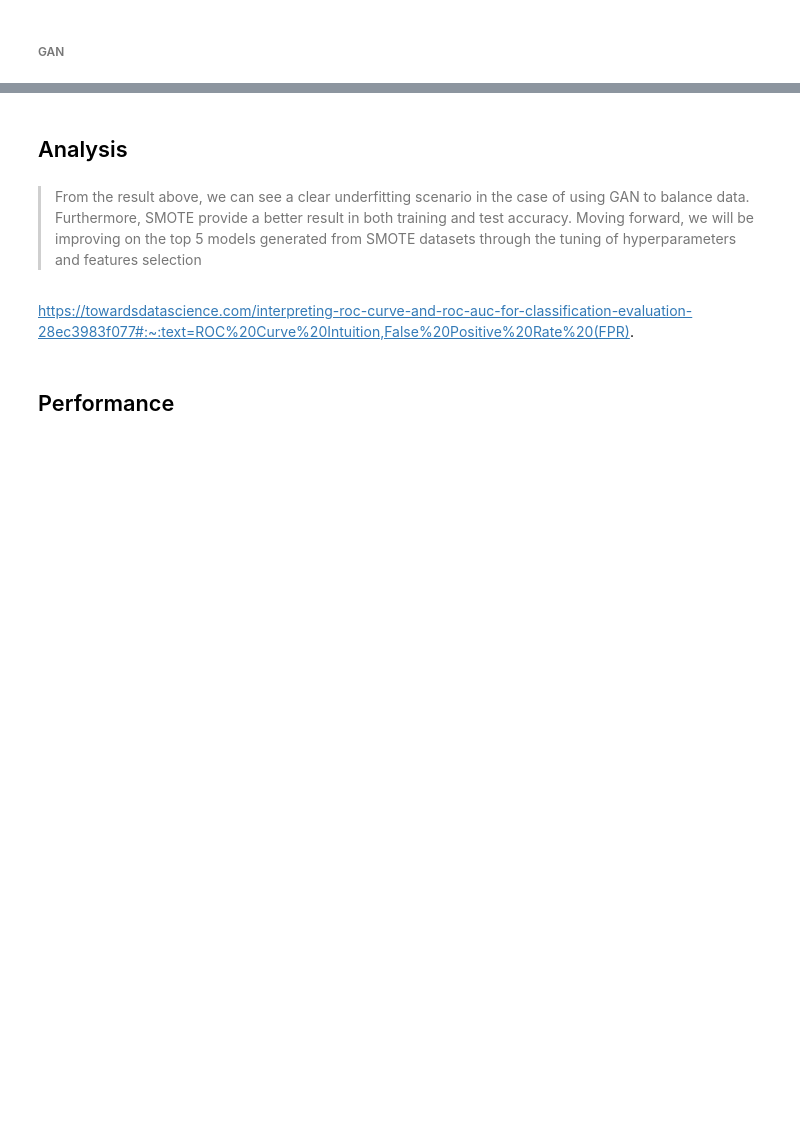
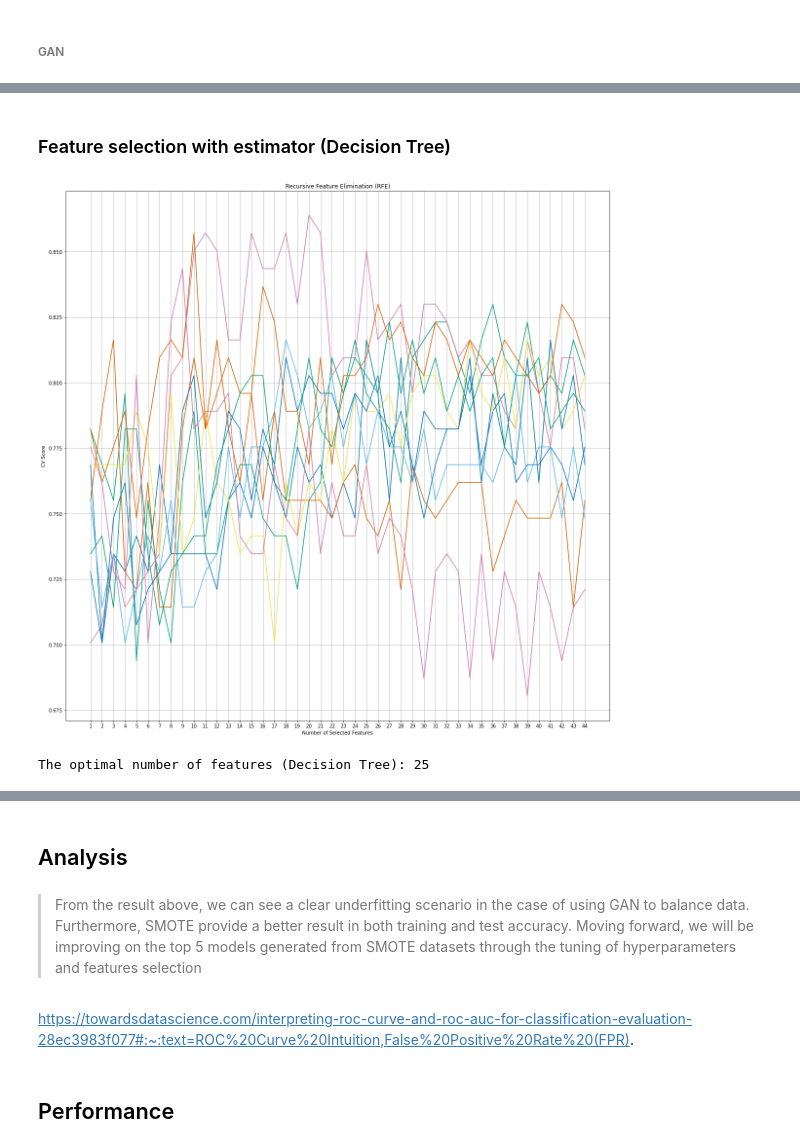
Before and after one commit to evelynpehty/Predicting-the-Risk-of-Employee-Attrition-, a Jupyter notebook: project model.ipynb, the cells around one changed output, grey strips where cells are left out. Saved outputs shown, nothing was run; the diff lists cells and outputs as text; code cells hidden in the pictures; blank space fills up the shorter version.

Commit message:
added relevant feature importance

```diff
--- a/project model.ipynb
+++ b/project model.ipynb
@@ -1053,0 +1086,25 @@ Please also refer to the documentation for alternative solver options:
+# %% [markdown]
+### Feature selection with estimator (Decision Tree)
+# %%
+# Selecting best features based on feature importance and RFE
+# Decision Trees
+from sklearn.feature_selection import RFECV
+from sklearn.model_selection import StratifiedKFold
+
+estimator = DecisionTreeClassifier(random_state=101)
+rfecv = RFECV(estimator=estimator, cv=StratifiedKFold(10, random_state=101, shuffle=True), scoring="accuracy")
+rfecv.fit(X, y)
+
+plt.figure(figsize=(20, 20))
+plt.plot(range(1, len(rfecv.grid_scores_)+1), rfecv.grid_scores_)
+plt.grid()
+plt.xticks(range(1, X_train.shape[1]+1))
+plt.xlabel("Number of Selected Features")
+plt.ylabel("CV Score")
+plt.title("Recursive Feature Elimination (RFE)")
+plt.show()
+
+print("The optimal number of features (Decision Tree): {}".format(rfecv.n_features_))
+# %% [output]
+[figure, added]
+The optimal number of features (Decision Tree): 25
```
Also changed, not shown: parts of 22 cells of this notebook.
